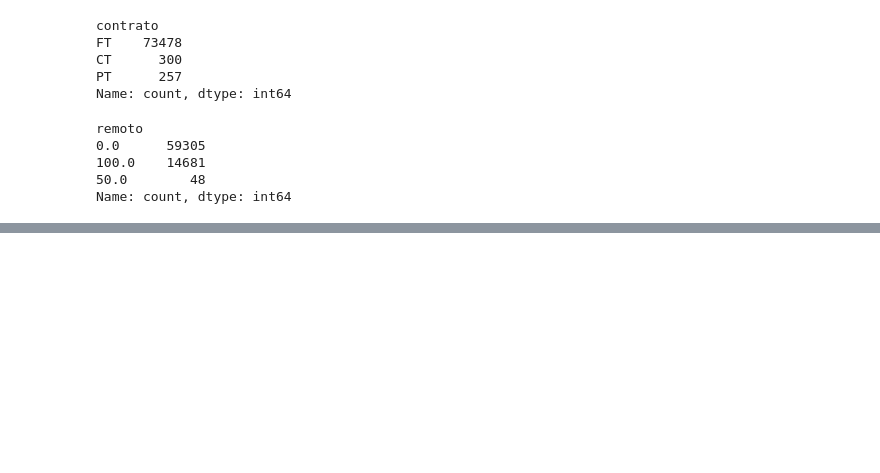
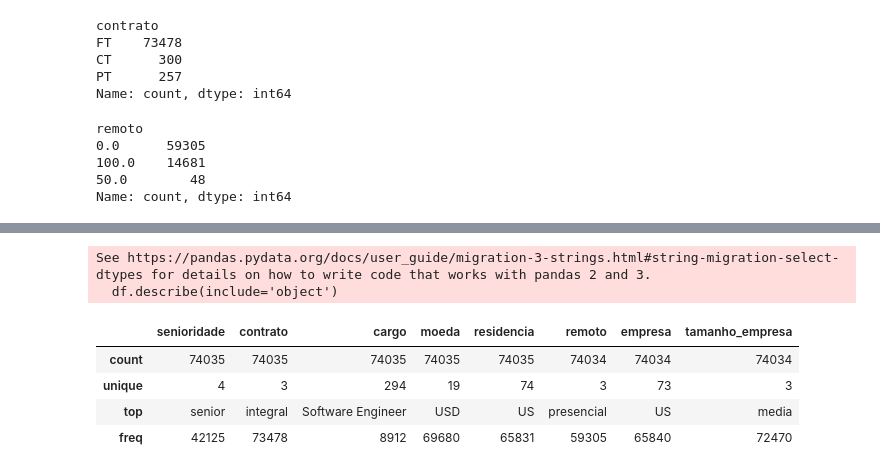
Before and after one commit to gabrielanebbia/alura-dados-com-python, a Jupyter notebook: aula-1/aula1.ipynb, the cells around one changed output, grey strips where cells are left out. Saved outputs shown, nothing was run; the diff lists cells and outputs as text; code cells hidden in the pictures; blank space fills up the shorter version.

```diff
--- a/aula-1/aula1.ipynb
+++ b/aula-1/aula1.ipynb
@@ -164,0 +242,11 @@ Name: count, dtype: int64
+# %%
+### Resume informações categóricas com o método describe(), exibindo a quantidade de categorias únicas, categoria mais frequente e respectiva frequência:
+df.describe(include='object')
+# %% [output]
+See https://pandas.pydata.org/docs/user_guide/migration-3-strings.html#string-migration-select-dtypes for details on how to write code that works with pandas 2 and 3.
+  df.describe(include='object')
+|  | senioridade | contrato | cargo | moeda | residencia | remoto | empresa | tamanho_empresa |
+| count | 74035 | 74035 | 74035 | 74035 | 74035 | 74034 | 74034 | 74034 |
+| unique | 4 | 3 | 294 | 19 | 74 | 3 | 73 | 3 |
+| top | senior | integral | Software Engineer | USD | US | presencial | US | media |
+| freq | 42125 | 73478 | 8912 | 69680 | 65831 | 59305 | 65840 | 72470 |
```
Also changed, not shown: parts of 8 cells of this notebook.
